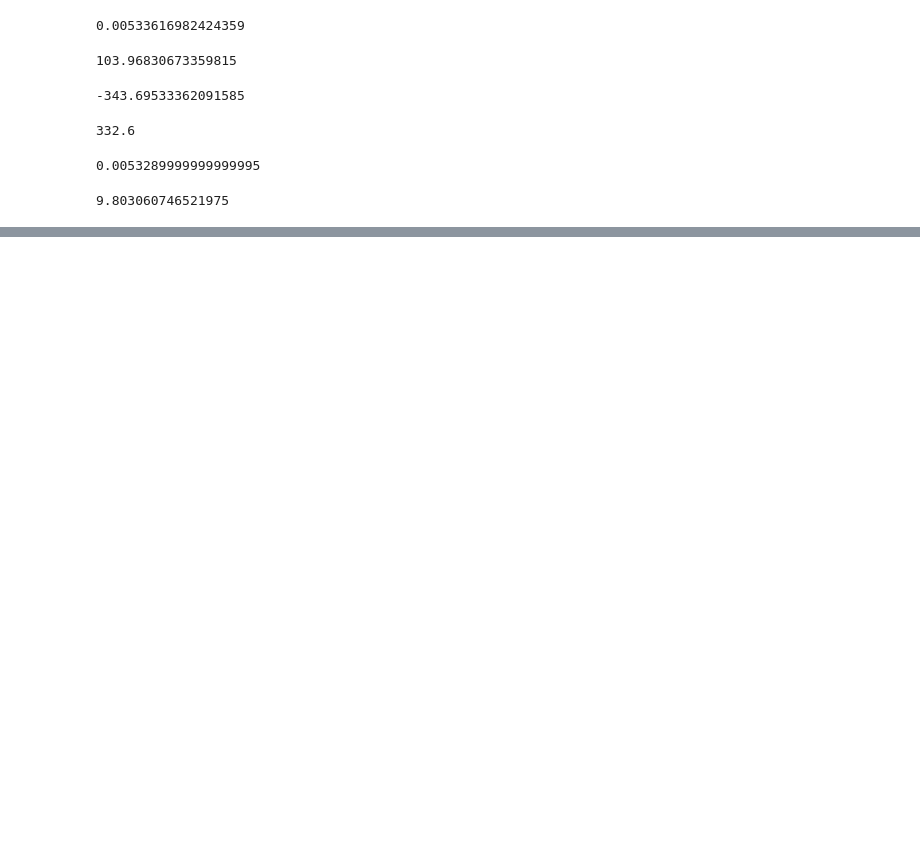
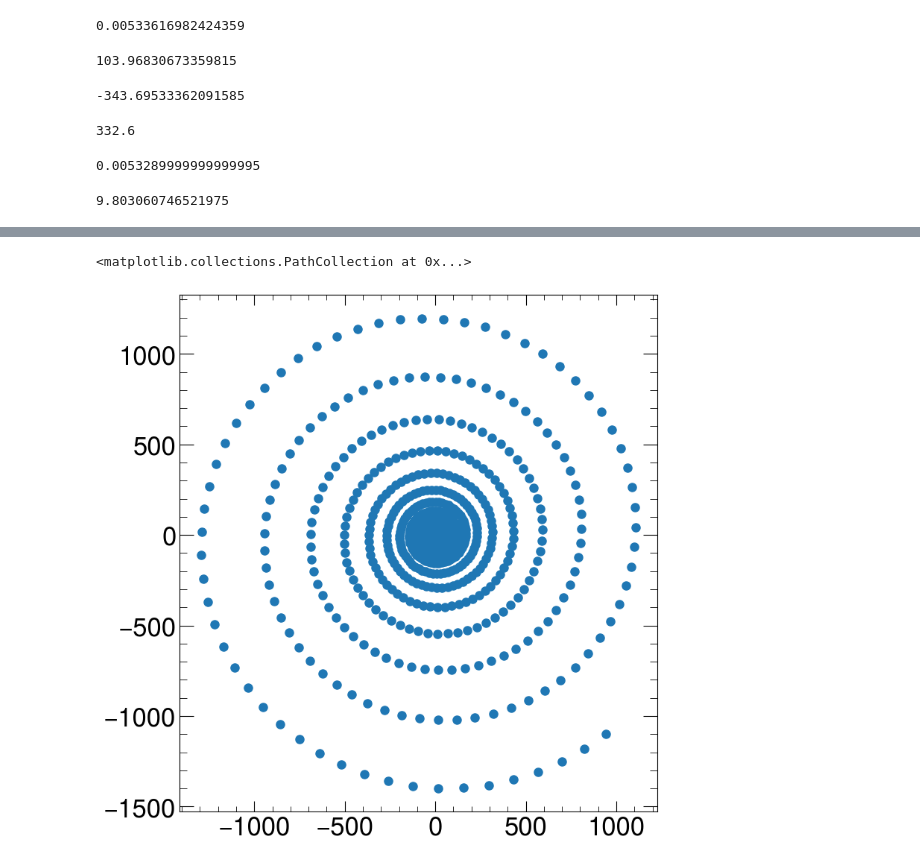
Before and after one commit to huinaibing/huinaibingLinux, a Jupyter notebook: python_code/dataAnalysis/footbook.ipynb, the cells around one changed output, grey strips where cells are left out. Saved outputs shown, nothing was run; the diff lists cells and outputs as text; code cells hidden in the pictures; blank space fills up the shorter version.

```diff
--- a/python_code/dataAnalysis/footbook.ipynb
+++ b/python_code/dataAnalysis/footbook.ipynb
@@ -341,0 +347,6 @@ XQY.physics_function.PhysicsFunction.calculate_tmax(beta)
+# %%
+plt.gca().set_aspect('equal', adjustable='box')
+plt.scatter(np.real(z_arrays), np.imag(z_arrays))
+# %% [output]
+<matplotlib.collections.PathCollection at 0x...>
+[figure, added]
```
Also changed, not shown: parts of 17 cells of this notebook, 9 other files.
